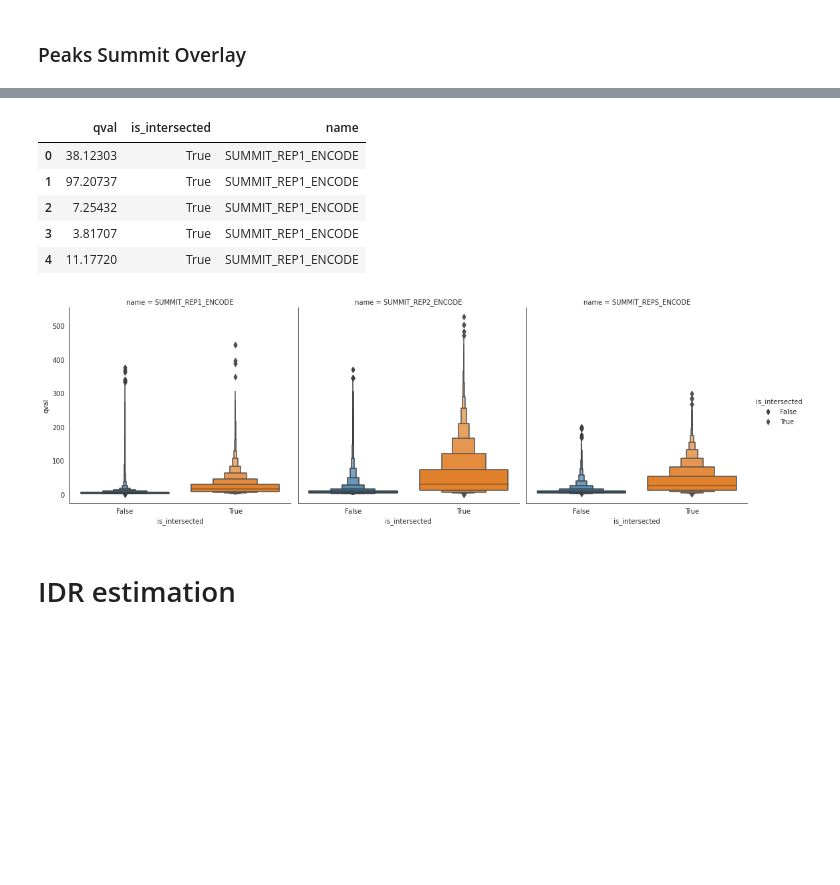
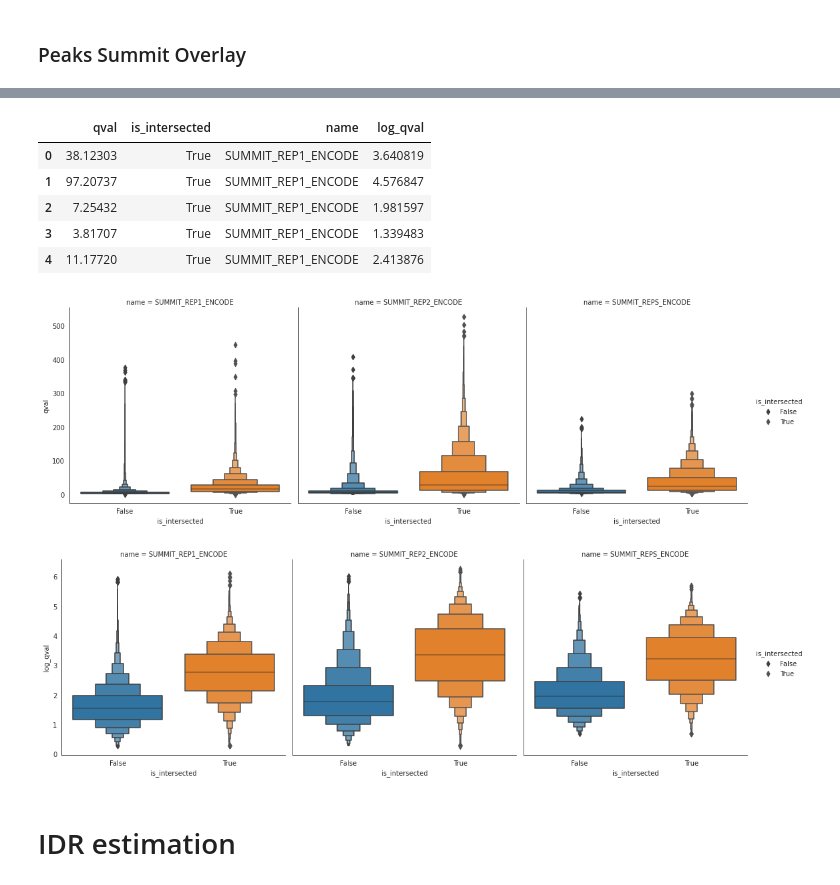
Before and after one commit to vessemer/BCG, a Jupyter notebook: IPython/ChIP.ipynb, the cells around one changed output, grey strips where cells are left out. Drawn from its saved outputs; the diff is of its cells as text; code cells hidden in the pictures; blank space fills up the shorter version.

```diff
--- a/IPython/ChIP.ipynb
+++ b/IPython/ChIP.ipynb
@@ -188,20 +190,28 @@ for name in names:
     }))
 
 qvals = pd.concat(qvals)
+qvals['log_qval'] = np.log(qvals.qval)
 qvals.head()
 # %% [output]
-|  | qval | is_intersected | name |
-| 0 | 38.12303 | True | SUMMIT_REP1_ENCODE |
-| 1 | 97.20737 | True | SUMMIT_REP1_ENCODE |
-| 2 | 7.25432 | True | SUMMIT_REP1_ENCODE |
-| 3 | 3.81707 | True | SUMMIT_REP1_ENCODE |
-| 4 | 11.17720 | True | SUMMIT_REP1_ENCODE |
+|  | qval | is_intersected | name | log_qval |
+| 0 | 38.12303 | True | SUMMIT_REP1_ENCODE | 3.640819 |
+| 1 | 97.20737 | True | SUMMIT_REP1_ENCODE | 4.576847 |
+| 2 | 7.25432 | True | SUMMIT_REP1_ENCODE | 1.981597 |
+| 3 | 3.81707 | True | SUMMIT_REP1_ENCODE | 1.339483 |
+| 4 | 11.17720 | True | SUMMIT_REP1_ENCODE | 2.413876 |
 # %%
 g = sns.FacetGrid(qvals, col="name", hue="is_intersected", height=5, aspect=1)
 g.map(sns.boxenplot, "is_intersected", "qval", order=[False, True])
 g.add_legend();
+plt.savefig(config.PATHS.ASSETS/'ps_qval_intersect.png')
+
+g = sns.FacetGrid(qvals, col="name", hue="is_intersected", height=5, aspect=1)
+g.map(sns.boxenplot, "is_intersected", "log_qval", order=[False, True])
+g.add_legend();
+plt.savefig(config.PATHS.ASSETS/'log_ps_qval_intersect.png')
 # %% [output]
-[figure, old version]
+[figure, new version]
+[figure, added]
 # %% [markdown]
 # IDR estimation
 # %%
```
Also changed, not shown: parts of 25 cells of this notebook.
